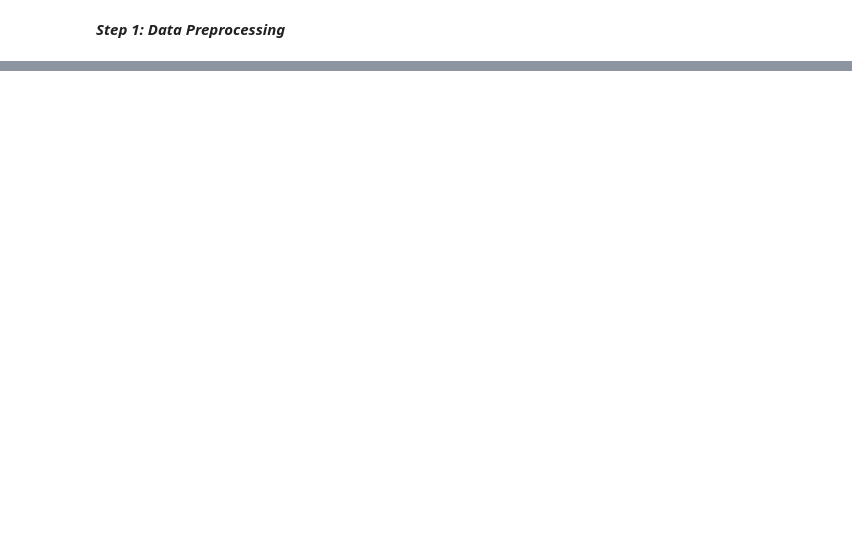
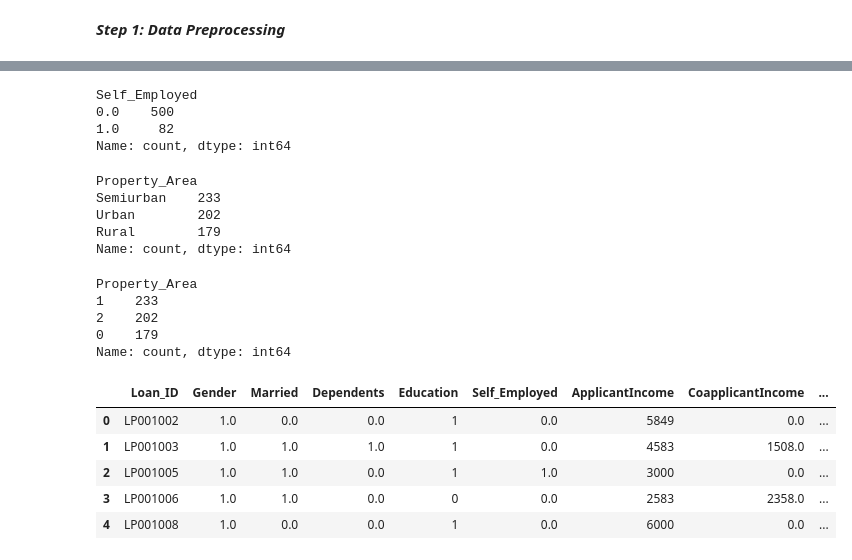
Before and after one commit to nshutielise/BANK-LOAN-PREDICTION-USING-STREAMLIT, a Jupyter notebook: Credit_Score_Model.ipynb, the cells around one changed output, grey strips where cells are left out. Cells and saved outputs as stored; diff of their text form; code cells hidden in the pictures; blank space fills up the shorter version.

```diff
--- a/Credit_Score_Model.ipynb
+++ b/Credit_Score_Model.ipynb
@@ -36,0 +103,3 @@ Drive already mounted at /content/drive; to attempt to forcibly remount, call dr
+# %%
+#Label for dependents
+train_data.Dependents = train_data.Dependents.map({'0': 0, '1':1, '2':2, '3':3})
@@ -36,0 +114,3 @@ Drive already mounted at /content/drive; to attempt to forcibly remount, call dr
+# %%
+#Labelling for education status
+train_data.Education = train_data.Education.map({'Graduate':1, 'Not Graduate':0})
@@ -36,0 +124,38 @@ Drive already mounted at /content/drive; to attempt to forcibly remount, call dr
+# %%
+#Label Employement status
+train_data.Self_Employed = train_data.Self_Employed.map({'Yes':1, 'No':0})
+# %%
+train_data.Self_Employed.value_counts()
+# %% [output]
+Self_Employed
+0.0    500
+1.0     82
+Name: count, dtype: int64
+# %%
+train_data.Property_Area.value_counts()
+# %% [output]
+Property_Area
+Semiurban    233
+Urban        202
+Rural        179
+Name: count, dtype: int64
+# %%
+#labeling for property area
+train_data.Property_Area = train_data.Property_Area.map({'Urban':2, 'Rural':0, 'Semiurban':1})
+# %%
+train_data.Property_Area.value_counts()
+# %% [output]
+Property_Area
+1    233
+2    202
+0    179
+Name: count, dtype: int64
+# %%
+train_data.head()
+# %% [output]
+|  | Loan_ID | Gender | Married | Dependents | Education | Self_Employed | ApplicantIncome | CoapplicantIncome | ... |
+| 0 | LP001002 | 1.0 | 0.0 | 0.0 | 1 | 0.0 | 5849 | 0.0 | ... |
+| 1 | LP001003 | 1.0 | 1.0 | 1.0 | 1 | 0.0 | 4583 | 1508.0 | ... |
+| 2 | LP001005 | 1.0 | 1.0 | 0.0 | 1 | 1.0 | 3000 | 0.0 | ... |
+| 3 | LP001006 | 1.0 | 1.0 | 0.0 | 0 | 0.0 | 2583 | 2358.0 | ... |
+| 4 | LP001008 | 1.0 | 0.0 | 0.0 | 1 | 0.0 | 6000 | 0.0 | ... |
```
Also changed, not shown: parts of 44 cells of this notebook.
